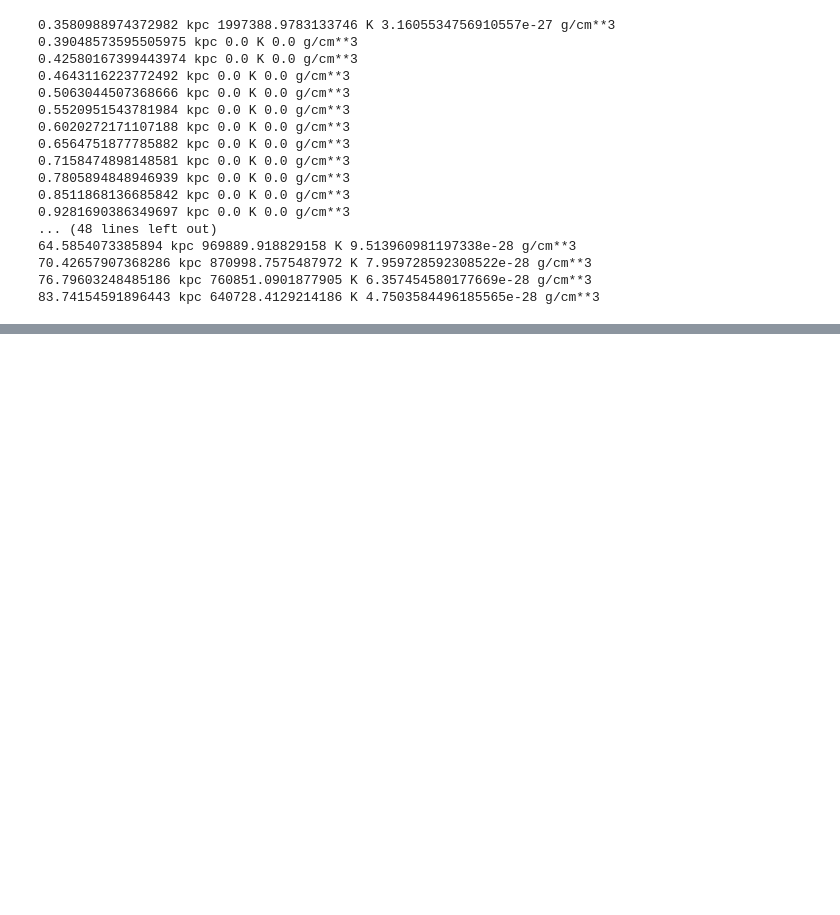
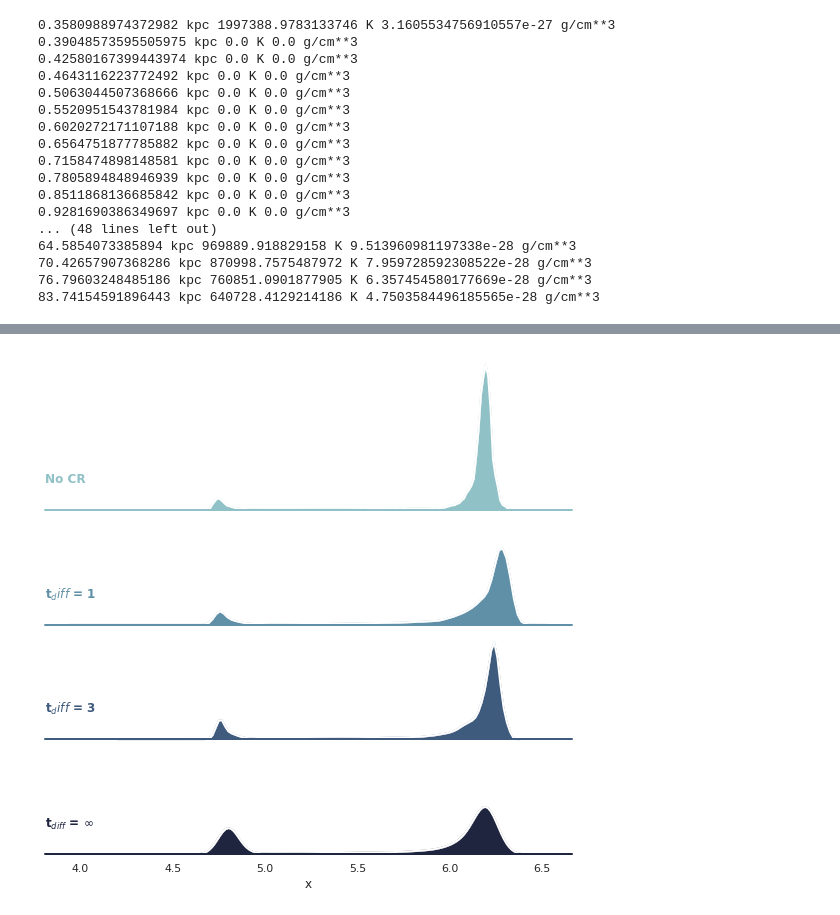
Before and after one commit to ibutsky/thermal_instabilities, a Jupyter notebook: analysis/test.ipynb, the cells around one changed output, grey strips where cells are left out. Saved outputs shown, nothing was run; the diff lists cells and outputs as text; code cells hidden in the pictures; blank space fills up the shorter version.

Commit message:
automating more of the plotting; adding cr pressure fluctuation plot

```diff
--- a/analysis/test.ipynb
+++ b/analysis/test.ipynb
@@ -836,0 +414,17 @@ kappa.in_units('cm**2 / s')
+# %%
+folder = '../../simulations/production'
+sim = 'isocool'
+sim_list = ['%s_tctf_0.3_beta_100.0_cr_1.0_stream_heat'%sim, '%s_stream_200'%sim]
+
+output = 30
+for sim_name in sim_list:
+    ds = ytf.load('%s/%s/DD%04d/DD%04d'%(folder, sim_name, output, output), load_cr = 1)
+    s = yt.SlicePlot(ds, 'y', ('gas', 'density'))
+    s.set_zlim(('gas', 'density'), 2e-28, 7e-27)
+    s.show()
+    s = yt.SlicePlot(ds, 'y', ('gas', 'cr_eta'))
+    s.set_zlim(('gas', 'cr_eta'), 0.1, 10.0)
+    s.show()
+    s = yt.SlicePlot(ds, 'y', ('gas', 'cr_pressure'))
+
+    s.show()
@@ -836,0 +536,29 @@ kappa.in_units('cm**2 / s')
+# %%
+def get_masked_data(field, output, sim_loc, workdir = '../../simulations/production'):
+    ds = yt.load('%s/%s/DD%04d/DD%04d'%(workdir, sim_loc, output, output))
+    ad = ds.all_data()
+    z_abs_code = np.abs(ad[('gas', 'z')] / ds.length_unit.in_units('kpc'))
+    z_max = 1.2
+    z_min = 0.8
+    zmask = (z_abs_code >= z_min) & (z_abs_code <= z_max)
+    return np.log10(ad[('gas', field)][zmask].d)
+
+def format_data_for_pdf(field, output, sim_list, label_list, workdir = '../../simulations/production'):
+    # Create the data
+    x = []
+    y = []
+    for i, sim_loc in enumerate(sim_list):
+        data = get_masked_data(field, output, sim_loc, workdir = workdir)
+#        if len(data) > 250000:
+#            data = signal.resample(data, 250000)
+        x = np.append(x, data)
+        y = np.append(y, len(data)*[label_list[i]])
+    return x, y
+# %%
+sim_list = ['isocool_tctf_0.3_beta_100.0', 'isocool_tctf_0.3_beta_100.0_cr_1.0_tdiff_1.0', \
+            'isocool_tctf_0.3_beta_100.0_cr_1.0_tdiff_3.0', 'isocool_tctf_0.3_beta_100.0_cr_1.0']
+label_list = ['No CR','t$_diff$ = 1', 't$_diff$ = 3', 't$_{diff}$ = $\infty$']
+x, y = format_data_for_pdf('temperature', 50, sim_list, label_list)
+g = create_pdf_plot(x, y, len(sim_list))
+plt.show()
+# %% [output]
@@ -836,0 +582 @@ kappa.in_units('cm**2 / s')
+[figure, added]
```
Also changed, not shown: parts of 51 cells of this notebook, 9 other files.
